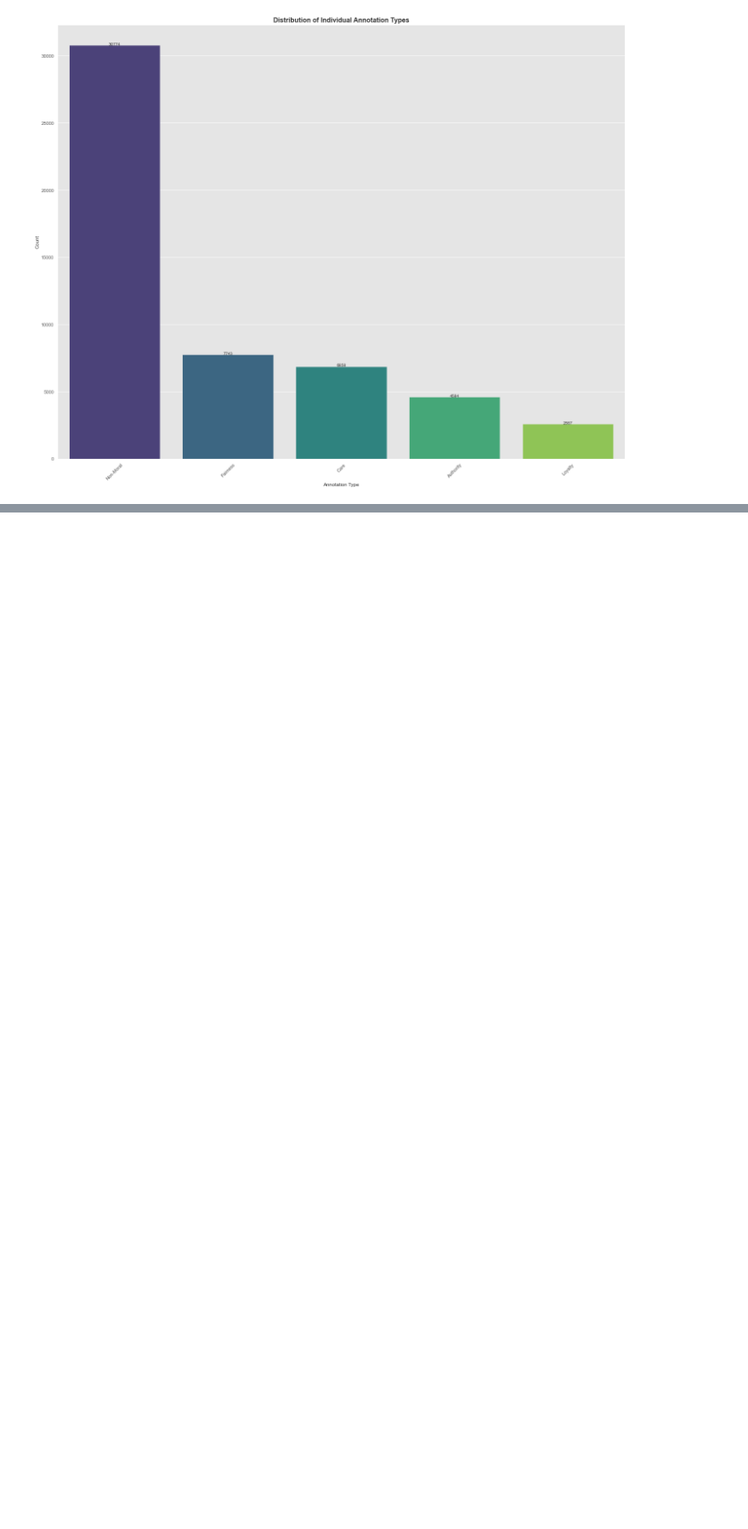
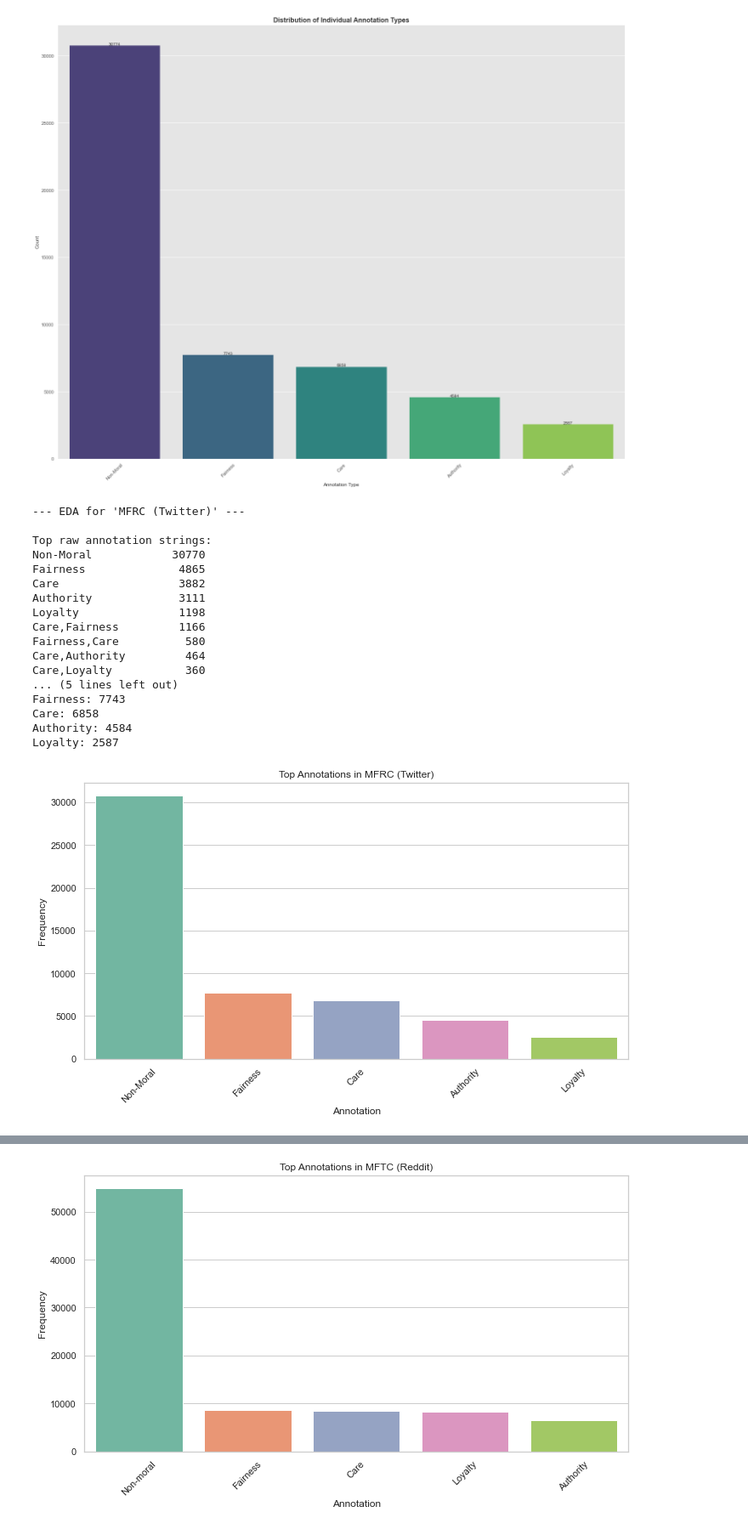
Before and after one commit to battemuulenn/DataScienceThesis, a Jupyter notebook: Work In Progress/MFRC.ipynb, the cells around one changed output, grey strips where cells are left out. Shown: that part at 85% size. Drawn from its saved outputs; the diff is of its cells as text; code cells hidden in the pictures; blank space fills up the shorter version.

```diff
--- a/Work In Progress/MFRC.ipynb
+++ b/Work In Progress/MFRC.ipynb
@@ -323,0 +312,64 @@ from datasets import Dataset
+# %%
+import pandas as pd
+import matplotlib.pyplot as plt
+import seaborn as sns
+from collections import Counter
+from itertools import chain
+
+# Load datasets
+df1 = pd.read_csv('filtered_moral_annotations_MFRC.csv')  # Twitter (MFRC)
+df2 = pd.read_csv('filtered_moral_annotations_MFTC.csv')  # Reddit (MFTC)
+
+def analyze_annotations(df, dataset_name):
+    print(f"\n--- EDA for '{dataset_name}' ---")
+
+    # Raw counts
+    raw_counts = df['annotation'].value_counts()
+    print("\nTop raw annotation strings:")
+    print(raw_counts.head(10))
+
+    # Process multi-label annotations
+    split_annotations = df['annotation'].dropna().apply(lambda x: [i.strip() for i in x.split(',')])
+    flat_annotations = list(chain.from_iterable(split_annotations))
+    annotation_counter = Counter(flat_annotations)
+
+    # Most common labels
+    most_common = annotation_counter.most_common(10)
+    print("\nTop individual annotation labels:")
+    for label, count in most_common:
+        print(f"{label}: {count}")
+
+    # Bar plot with seaborn
+    labels, values = zip(*most_common)
+    sns.set(style="whitegrid")
+    plt.figure(figsize=(10, 6))
+    sns.barplot(x=list(labels), y=list(values), palette="Set2")
+    plt.title(f'Top Annotations in {dataset_name}')
+    plt.xlabel('Annotation')
+    plt.ylabel('Frequency')
+    plt.xticks(rotation=45)
+    plt.tight_layout()
+    plt.show()
+
+# Run EDA
+analyze_annotations(df1, "MFRC (Twitter)")
+analyze_annotations(df2, "MFTC (Reddit)")
+# %% [output]
+--- EDA for 'MFRC (Twitter)' ---
+
+Top raw annotation strings:
+Non-Moral            30770
+Fairness              4865
+Care                  3882
+Authority             3111
+Loyalty               1198
+Care,Fairness         1166
+Fairness,Care          580
+Care,Authority         464
+Care,Loyalty           360
+... (5 lines left out)
+Fairness: 7743
+Care: 6858
+Authority: 4584
+Loyalty: 2587
+[figure, added]
@@ -323,0 +393 @@ from datasets import Dataset
+[figure, added]
```
Also changed, not shown: parts of 4 cells of this notebook, 2 other files.
